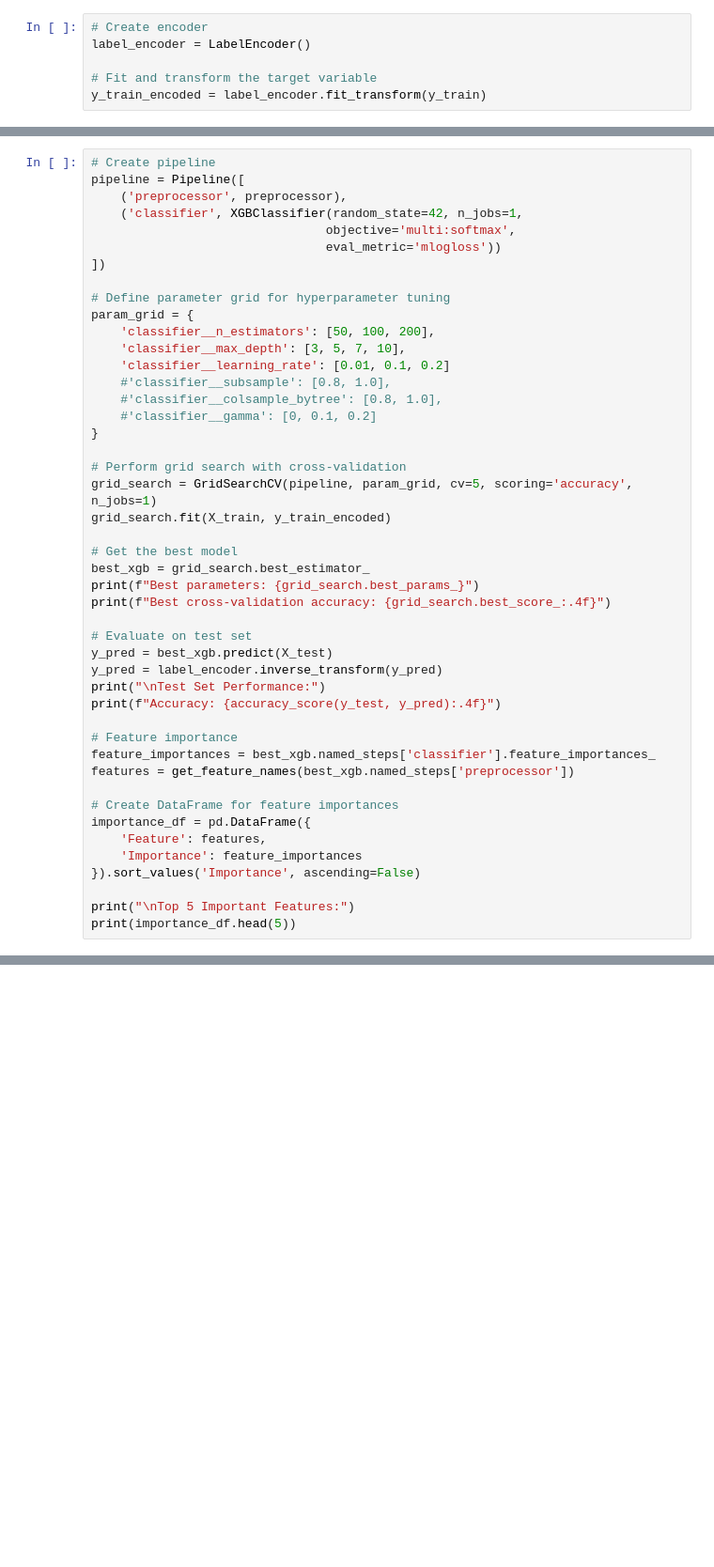
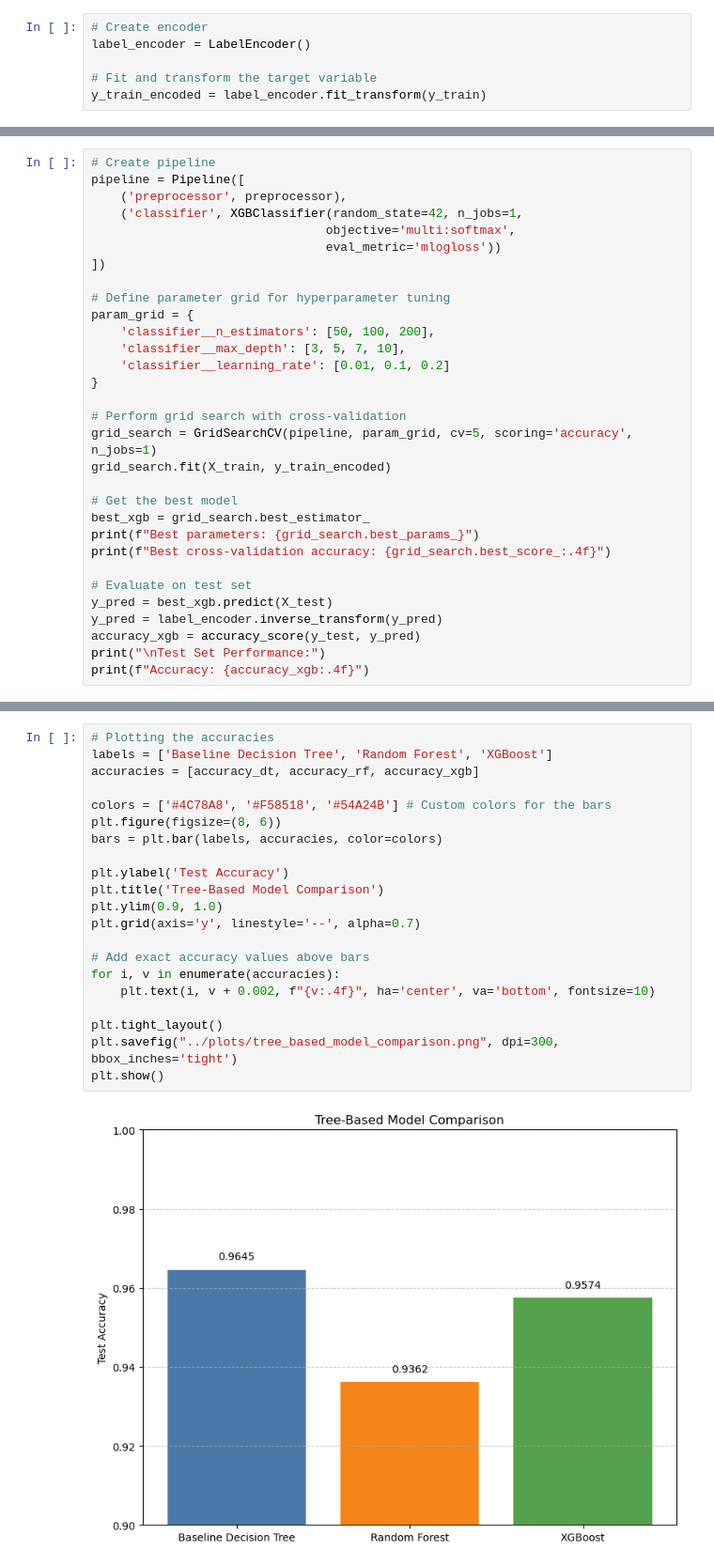
Before and after one commit to nicolasreichardt/ml-project-obesity-prediction, a Jupyter notebook: notebooks/tree-based-models.ipynb, the cells around one changed output, grey strips where cells are left out. Shown: that part at 94% size. Cells and saved outputs as stored; diff of their text form; blank space fills up the shorter version.

Commit message:
Completed models, interpretation and plots

```diff
--- a/notebooks/tree-based-models.ipynb
+++ b/notebooks/tree-based-models.ipynb
@@ -244,9 +304,6 @@ param_grid = {
     'classifier__n_estimators': [50, 100, 200],
     'classifier__max_depth': [3, 5, 7, 10],
     'classifier__learning_rate': [0.01, 0.1, 0.2]
-    #'classifier__subsample': [0.8, 1.0],
-    #'classifier__colsample_bytree': [0.8, 1.0],
-    #'classifier__gamma': [0, 0.1, 0.2]
 }
 
 # Perform grid search with cross-validation
@@ -261,21 +318,9 @@ print(f"Best cross-validation accuracy: {grid_search.best_score_:.4f}")
 # Evaluate on test set
 y_pred = best_xgb.predict(X_test)
 y_pred = label_encoder.inverse_transform(y_pred)
+accuracy_xgb = accuracy_score(y_test, y_pred)
 print("\nTest Set Performance:")
-print(f"Accuracy: {accuracy_score(y_test, y_pred):.4f}")
-
-# Feature importance
-feature_importances = best_xgb.named_steps['classifier'].feature_importances_
-features = get_feature_names(best_xgb.named_steps['preprocessor'])
-
-# Create DataFrame for feature importances
-importance_df = pd.DataFrame({
-    'Feature': features,
-    'Importance': feature_importances
-}).sort_values('Importance', ascending=False)
-
-print("\nTop 5 Important Features:")
-print(importance_df.head(5))
+print(f"Accuracy: {accuracy_xgb:.4f}")
 # %% [output]
 Best parameters: {'classifier__learning_rate': 0.2, 'classifier__max_depth': 3, 'classifier__n_estimators': 200}
 Best cross-validation accuracy: 0.9668
@@ -294,0 +371,23 @@ Top 5 Important Features:
+# %%
+# Plotting the accuracies
+labels = ['Baseline Decision Tree', 'Random Forest', 'XGBoost']
+accuracies = [accuracy_dt, accuracy_rf, accuracy_xgb]
+
+colors = ['#4C78A8', '#F58518', '#54A24B'] # Custom colors for the bars
+plt.figure(figsize=(8, 6))
+bars = plt.bar(labels, accuracies, color=colors)
+
+plt.ylabel('Test Accuracy')
+plt.title('Tree-Based Model Comparison')
+plt.ylim(0.9, 1.0)
+plt.grid(axis='y', linestyle='--', alpha=0.7)
+
+# Add exact accuracy values above bars
+for i, v in enumerate(accuracies):
+    plt.text(i, v + 0.002, f"{v:.4f}", ha='center', va='bottom', fontsize=10)
+
+plt.tight_layout()
+plt.savefig("../plots/tree_based_model_comparison.png", dpi=300, bbox_inches='tight')
+plt.show()
+# %% [output]
+[figure, added]
```
Also changed, not shown: parts of 44 cells of this notebook, 2 other files.
